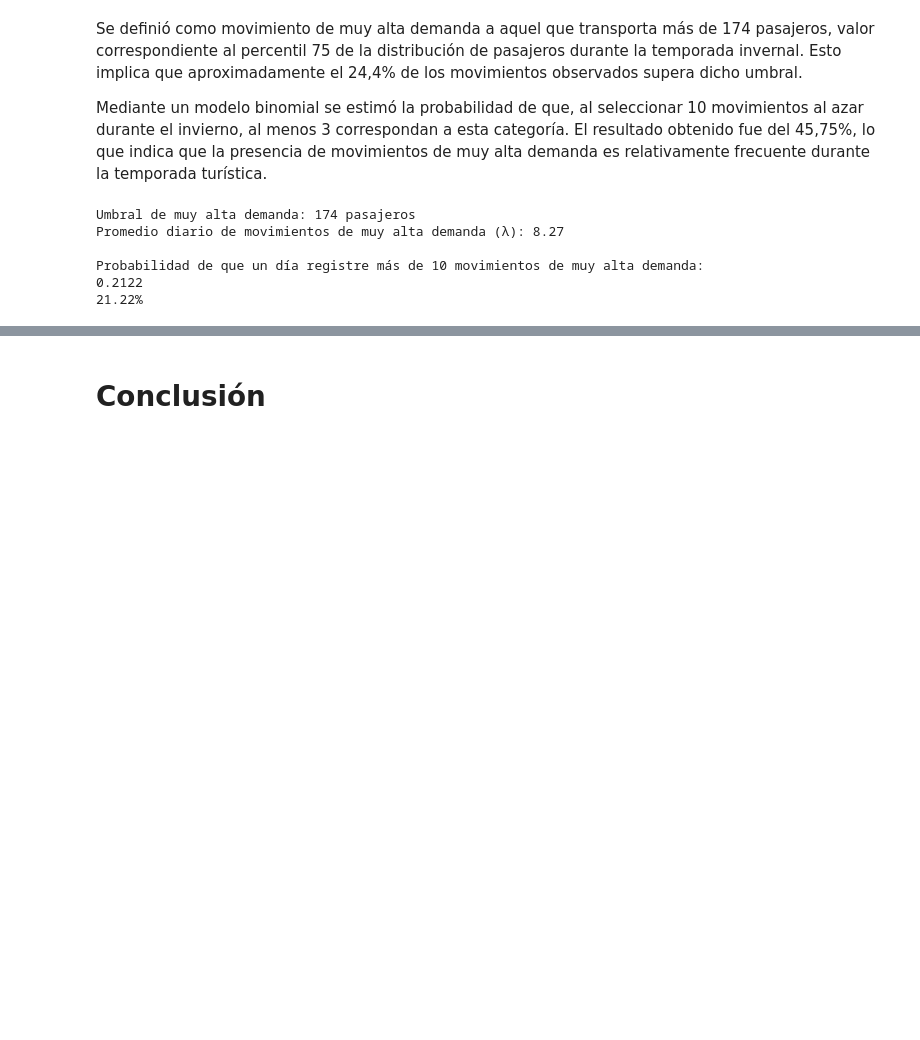
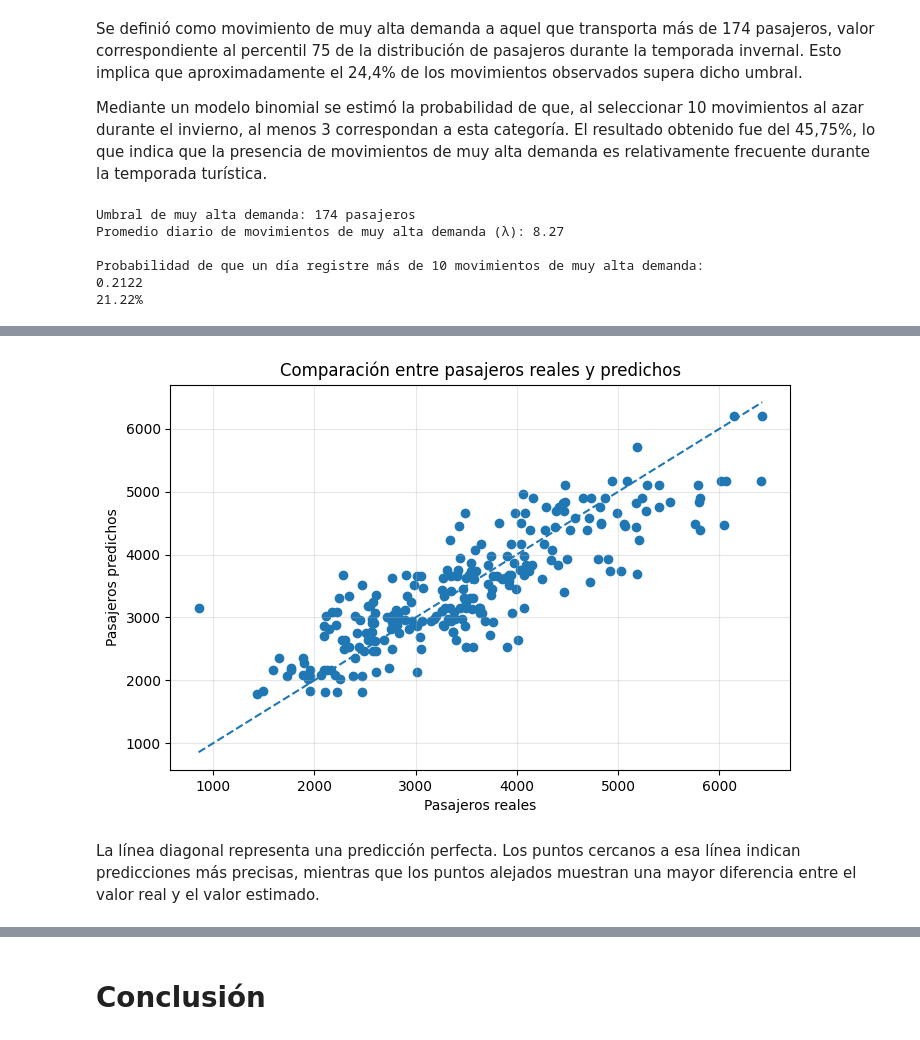
Before and after one commit to mletelle/MateIV_Transporte_Publico, a Jupyter notebook: TP_ Bariloche CS Datos.ipynb, the cells around one changed output, grey strips where cells are left out. Cells and saved outputs as stored; diff of their text form; code cells hidden in the pictures; blank space fills up the shorter version.

```diff
--- a/TP_ Bariloche CS Datos.ipynb
+++ b/TP_ Bariloche CS Datos.ipynb
@@ -775,0 +1221,12 @@ El análisis mediante un modelo de Poisson indica que durante la temporada inver
+# %%
+
+comparacion_predicciones = pd.DataFrame({
+    'pasajeros_reales': y_test.values,
+    'pasajeros_predichos': y_pred
+})
+
+comparacion_predicciones['diferencia'] = (
+    comparacion_predicciones['pasajeros_reales'] - comparacion_predicciones['pasajeros_predichos']
+)
+
+display(comparacion_predicciones.head(10))
@@ -775,0 +1245,31 @@ El análisis mediante un modelo de Poisson indica que durante la temporada inver
+# %%
+plt.figure(figsize=(8, 5))
+
+plt.scatter(
+    comparacion_predicciones['pasajeros_reales'],
+    comparacion_predicciones['pasajeros_predichos']
+)
+
+# Línea de referencia: predicción perfecta
+min_val = min(
+    comparacion_predicciones['pasajeros_reales'].min(),
+    comparacion_predicciones['pasajeros_predichos'].min()
+)
+
+max_val = max(
+    comparacion_predicciones['pasajeros_reales'].max(),
+    comparacion_predicciones['pasajeros_predichos'].max()
+)
+
+plt.plot([min_val, max_val], [min_val, max_val], linestyle='--')
+
+plt.title('Comparación entre pasajeros reales y predichos')
+plt.xlabel('Pasajeros reales')
+plt.ylabel('Pasajeros predichos')
+plt.grid(alpha=0.3)
+
+plt.show()
+# %% [output]
+[figure, added]
+# %% [markdown]
+La línea diagonal representa una predicción perfecta. Los puntos cercanos a esa línea indican predicciones más precisas, mientras que los puntos alejados muestran una mayor diferencia entre el valor real y el valor estimado.
```
Also changed, not shown: parts of 38 cells of this notebook.
